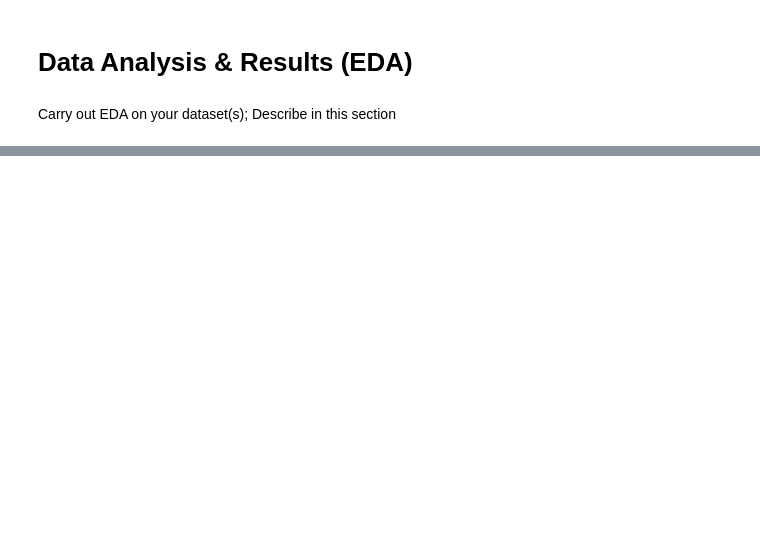
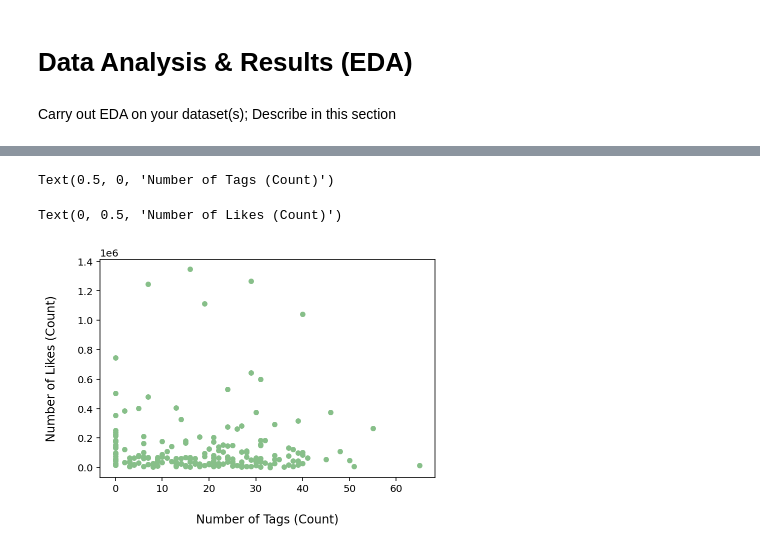
Before and after one commit to oakaigh/cogs108-wi21-group068, a Jupyter notebook: EDACheckpoint_group068.ipynb, the cells around one changed output, grey strips where cells are left out. Drawn from its saved outputs; the diff is of its cells as text; code cells hidden in the pictures; blank space fills up the shorter version.

```diff
--- a/EDACheckpoint_group068.ipynb
+++ b/EDACheckpoint_group068.ipynb
@@ -303,0 +353,6 @@ df['Category'].value_counts().plot(kind='bar')
+# %%
+df2 = pd.DataFrame({
+    'id': numTags,
+    'total': df['stats.like']
+})
+df2
@@ -303,0 +377,8 @@ df['Category'].value_counts().plot(kind='bar')
+# %%
+ax2 = df2.plot.scatter(x='id', y='total', color ='#87bf89')
+ax2.set_xlabel("Number of Tags (Count)", labelpad=20, size=12)
+ax2.set_ylabel("Number of Likes (Count)", labelpad=20, size=12)
+# %% [output]
+Text(0.5, 0, 'Number of Tags (Count)')
+Text(0, 0.5, 'Number of Likes (Count)')
+[figure, added]
```
Also changed, not shown: parts of 17 cells of this notebook.
